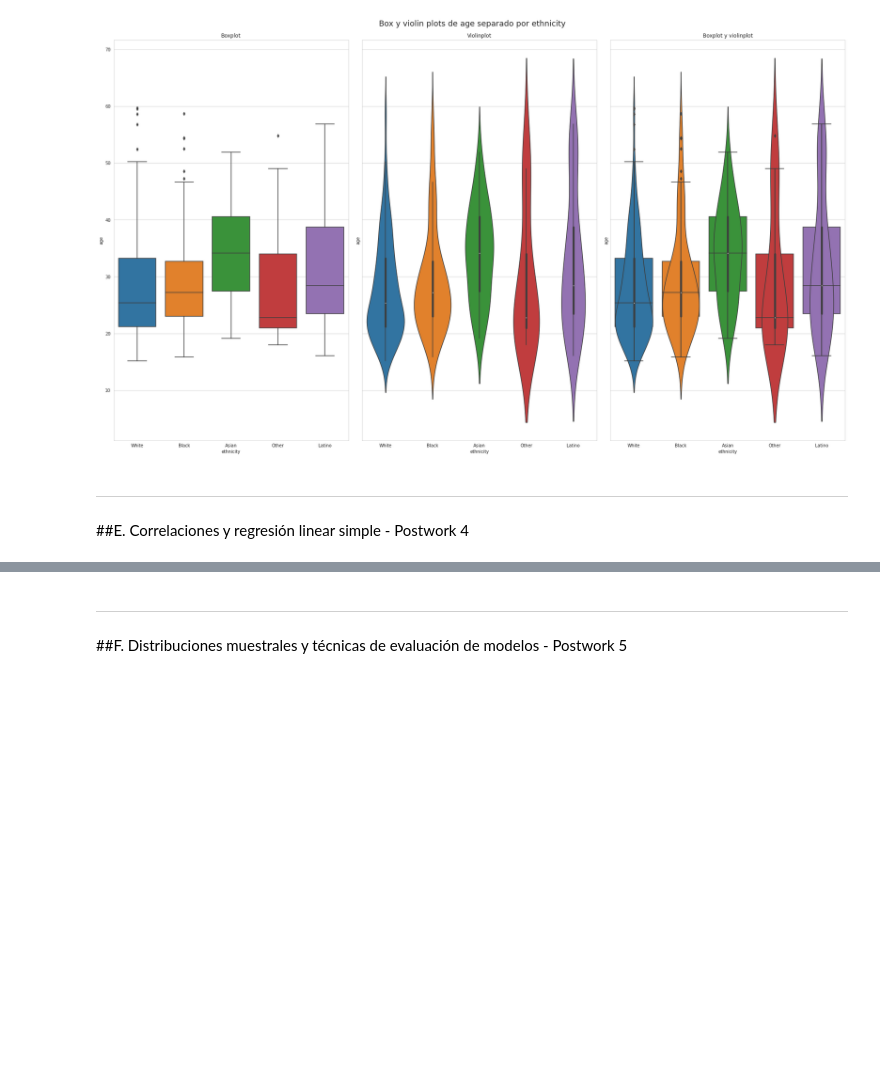
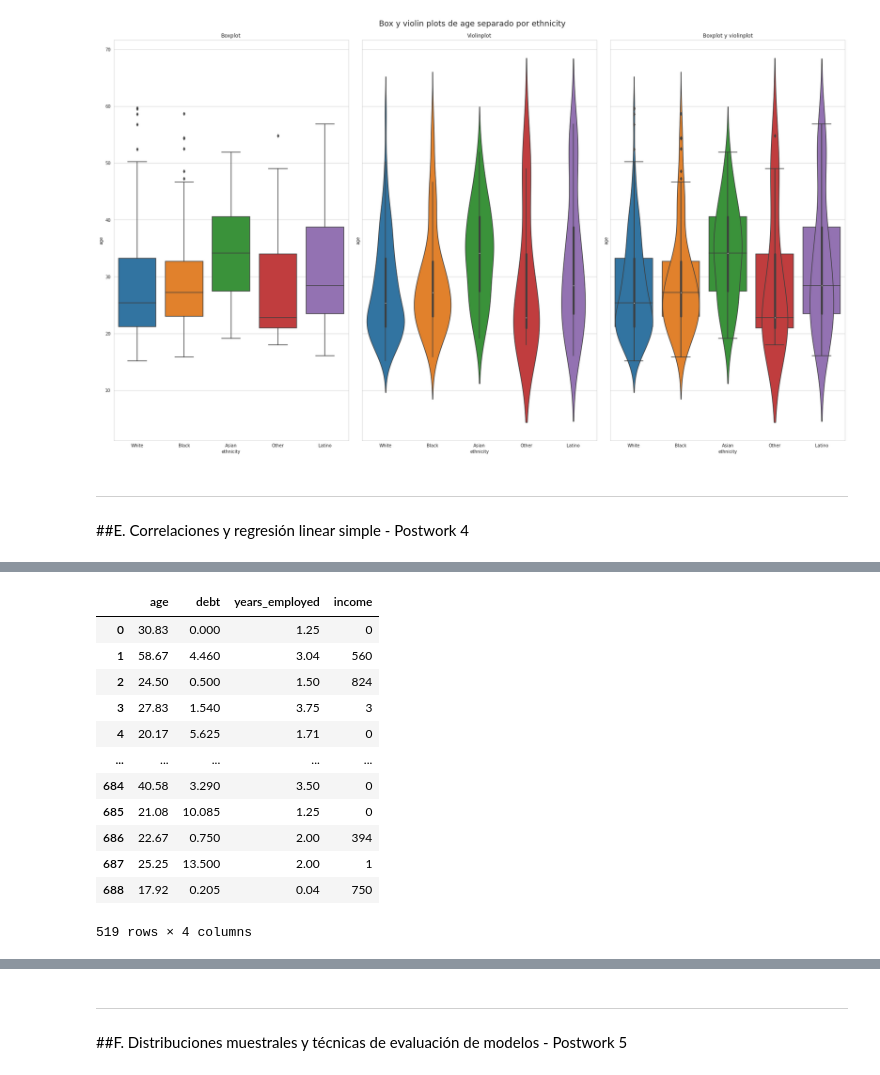
Before and after one commit to HanniaMele/bedu-equipo4-dataScience-M4, a Jupyter notebook: FinalProject_M4.ipynb, the cells around one changed output, grey strips where cells are left out. Cells and saved outputs as stored; diff of their text form; code cells hidden in the pictures; blank space fills up the shorter version.

```diff
--- a/FinalProject_M4.ipynb
+++ b/FinalProject_M4.ipynb
@@ -878,0 +884,17 @@ create_box_violin_plots(df_copy, 'age', 'ethnicity')
+# %%
+#Variables numéricas
+df_copy[list(df_numerico.columns)]
+# %% [output]
+|  | age | debt | years_employed | income |
+| 0 | 30.83 | 0.000 | 1.25 | 0 |
+| 1 | 58.67 | 4.460 | 3.04 | 560 |
+| 2 | 24.50 | 0.500 | 1.50 | 824 |
+| 3 | 27.83 | 1.540 | 3.75 | 3 |
+| 4 | 20.17 | 5.625 | 1.71 | 0 |
+| ... | ... | ... | ... | ... |
+| 684 | 40.58 | 3.290 | 3.50 | 0 |
+| 685 | 21.08 | 10.085 | 1.25 | 0 |
+| 686 | 22.67 | 0.750 | 2.00 | 394 |
+| 687 | 25.25 | 13.500 | 2.00 | 1 |
+| 688 | 17.92 | 0.205 | 0.04 | 750 |
+519 rows × 4 columns
```
Also changed, not shown: parts of 12 cells of this notebook.
